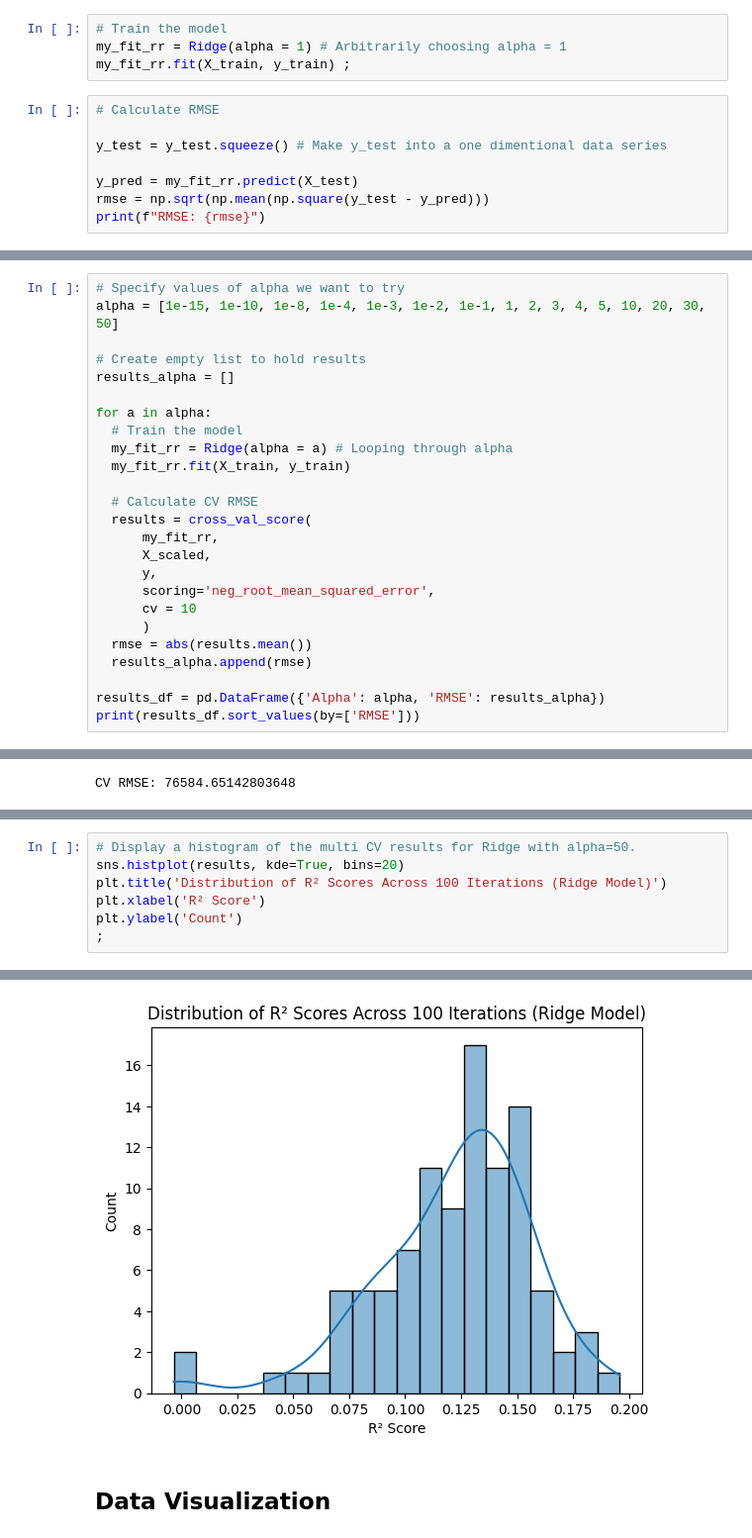
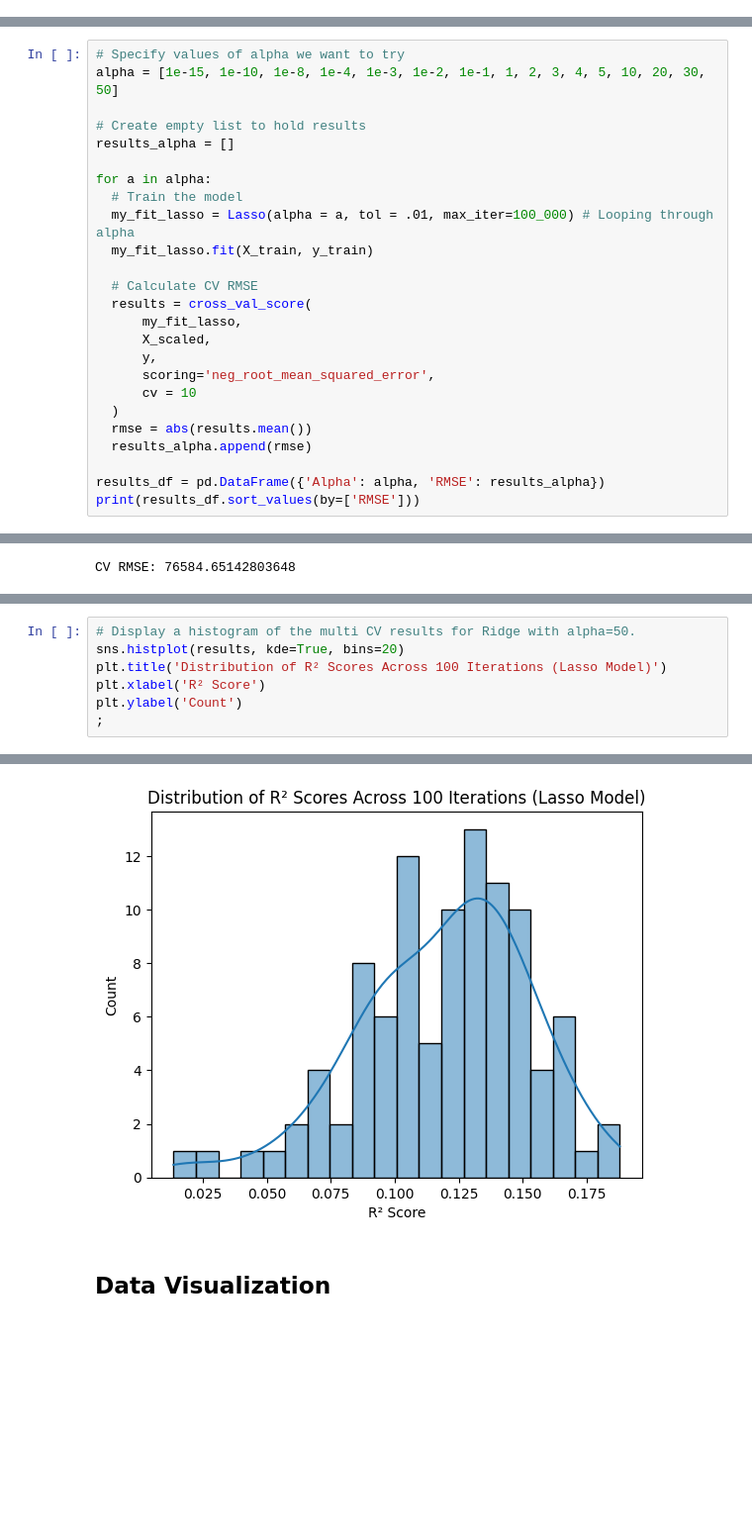
Before and after one commit to efitznm/Data-Science-Portfolio-C22, a Jupyter notebook: Modules/Module_2_Regression/Projects/Instructions/Project.2-Housing/Housing-Pass-06.ipynb, the cells around one changed output, grey strips where cells are left out. Shown at 99% size. Saved outputs shown, nothing was run; the diff lists cells and outputs as text; blank space fills up the shorter version.

```diff
--- a/Modules/Module_2_Regression/Projects/Instructions/Project.2-Housing/Housing-Pass-06.ipynb
+++ b/Modules/Module_2_Regression/Projects/Instructions/Project.2-Housing/Housing-Pass-06.ipynb
@@ -479,12 +478,0 @@ We'll use RMSE as our performance metric.
-# %%
-# Train the model
-my_fit_rr = Ridge(alpha = 1) # Arbitrarily choosing alpha = 1
-my_fit_rr.fit(X_train, y_train) ;
-# %%
-# Calculate RMSE
-
-y_test = y_test.squeeze() # Make y_test into a one dimentional data series
-
-y_pred = my_fit_rr.predict(X_test)
-rmse = np.sqrt(np.mean(np.square(y_test - y_pred)))
-print(f"RMSE: {rmse}")
@@ -501,17 +487,17 @@ results_alpha = []
 
 for a in alpha:
   # Train the model
-  my_fit_rr = Ridge(alpha = a) # Looping through alpha
-  my_fit_rr.fit(X_train, y_train)
+  my_fit_lasso = Lasso(alpha = a, tol = .01, max_iter=100_000) # Looping through alpha
+  my_fit_lasso.fit(X_train, y_train)
 
   # Calculate CV RMSE
   results = cross_val_score(
-      my_fit_rr,
+      my_fit_lasso,
       X_scaled,
       y,
       scoring='neg_root_mean_squared_error',
       cv = 10
-      )
+  )
   rmse = abs(results.mean())
   results_alpha.append(rmse)
 
@@ -603,13 +589,13 @@ array([ 0.15456526,  0.15089839,  0.12259428,  0.12615731,  0.08747741,
 # %%
 # Display a histogram of the multi CV results for Ridge with alpha=50.
 sns.histplot(results, kde=True, bins=20)
-plt.title('Distribution of R² Scores Across 100 Iterations (Ridge Model)')
+plt.title('Distribution of R² Scores Across 100 Iterations (Lasso Model)')
 plt.xlabel('R² Score')
 plt.ylabel('Count')
 ;
 # %% [output]
 ''
-[figure, old version]
+[figure, new version]
 # %% [markdown]
 ## Data Visualization
 # %% [markdown]
```
Also changed, not shown: parts of 21 cells of this notebook.
